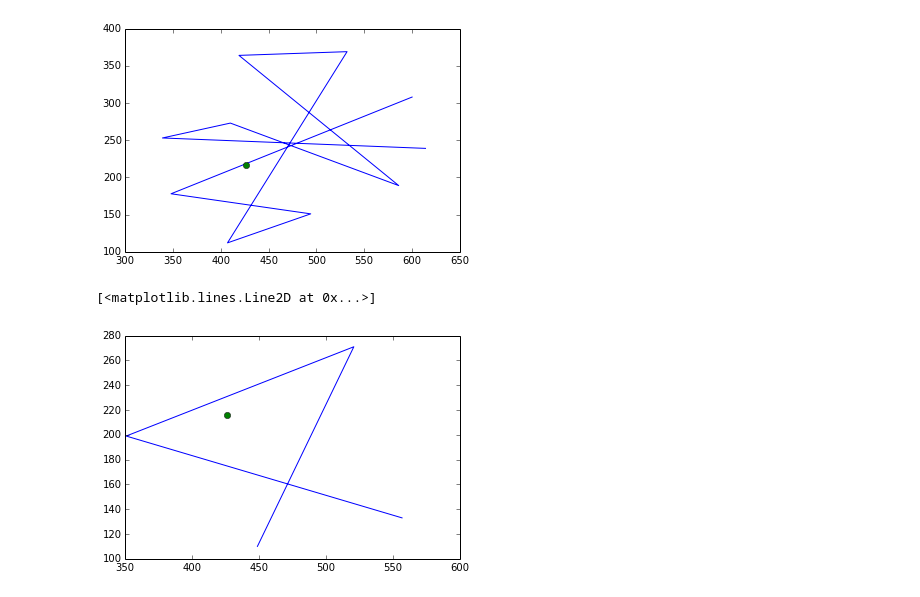
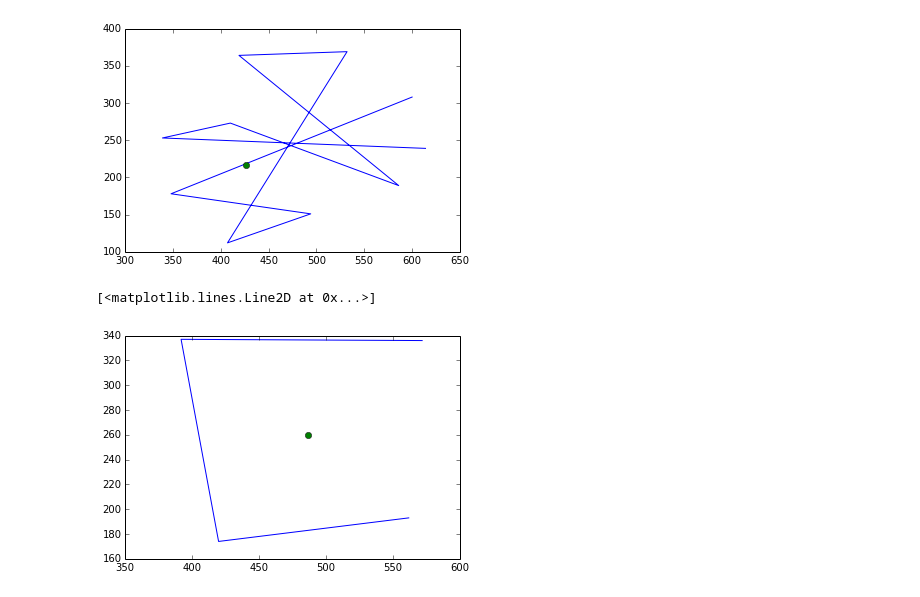
Before and after one commit to cognoscentai/segmentation, a Jupyter notebook: ipynb/Untitled1.ipynb, the cells around one changed output. Cells and saved outputs as stored; diff of their text form; code cells hidden in the pictures.

```diff
--- a/ipynb/Untitled1.ipynb
+++ b/ipynb/Untitled1.ipynb
@@ -58,10 +58,10 @@ plt.plot(426.5,216.25,'o')
 [<matplotlib.lines.Line2D at 0x...>]
 [figure]
 # %%
-xlocs = [449,521,351,557]
-ylocs =[110,271,199,133]
+xlocs = [562,420,392,572]
+ylocs =[193,174,337,336]
 plt.plot(xlocs,ylocs)
-plt.plot(426.5,216.25,'o')
+plt.plot(486.5,260,'o')
 # %% [output]
 [<matplotlib.lines.Line2D at 0x...>]
-[figure, old version]
+[figure, new version]
```
Also changed, not shown: 1 other file.
